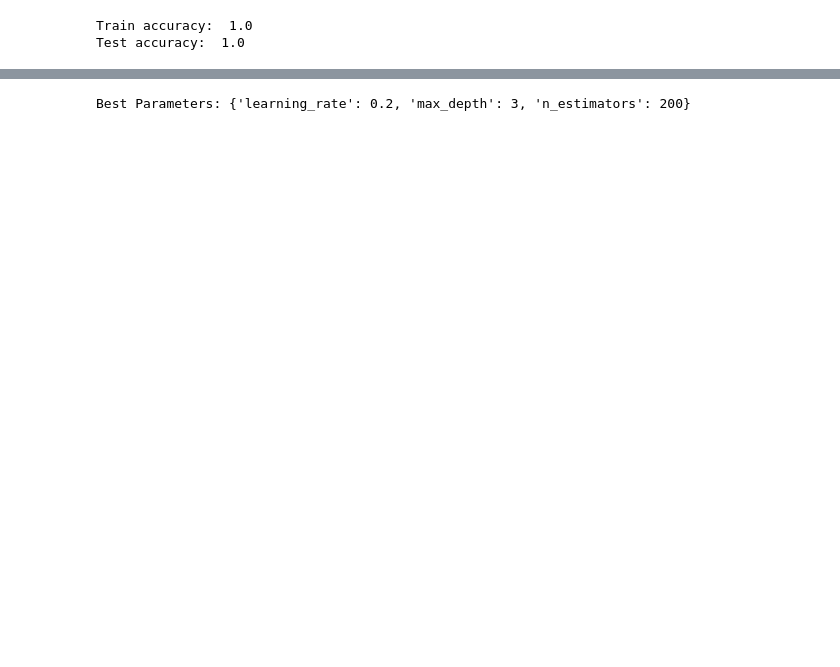
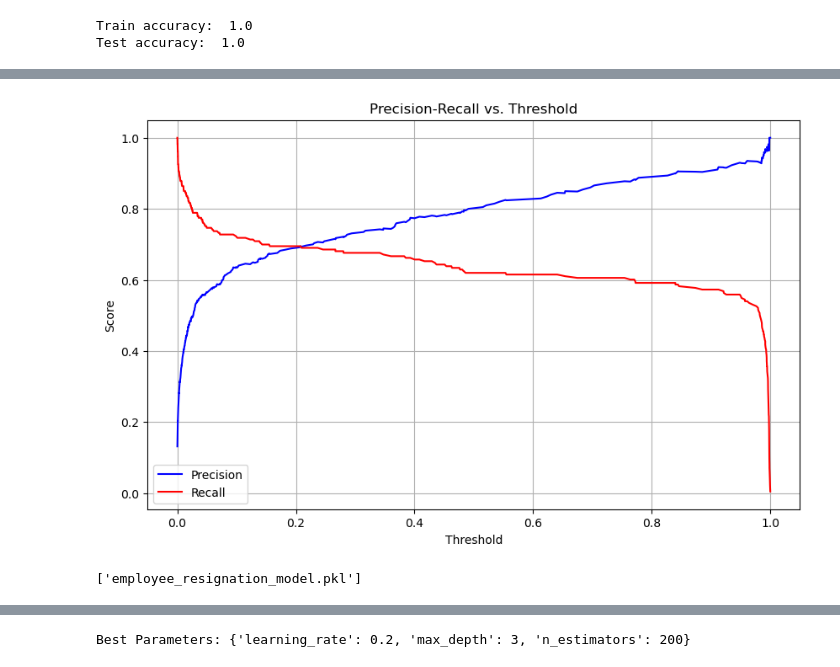
Before and after one commit to mmrnayan/HR-Analysis, a Jupyter notebook: dataset final/AP 2.ipynb, the cells around one changed output, grey strips where cells are left out. Cells and saved outputs as stored; diff of their text form; code cells hidden in the pictures; blank space fills up the shorter version.

```diff
--- a/dataset final/AP 2.ipynb
+++ b/dataset final/AP 2.ipynb
@@ -510,0 +522,31 @@ weighted avg       0.97      0.97      0.97       540
+# %%
+import numpy as np
+from sklearn.metrics import precision_recall_curve, roc_curve
+
+# Get prediction probabilities
+y_prob = gbc.predict_proba(X_test)[:, 1]
+
+# Analyze precision, recall, and thresholds
+precisions, recalls, thresholds = precision_recall_curve(y_test, y_prob)
+
+# Plot Precision-Recall Curve
+import matplotlib.pyplot as plt
+
+plt.figure(figsize=(10, 6))
+plt.plot(thresholds, precisions[:-1], label="Precision", color="blue")
+plt.plot(thresholds, recalls[:-1], label="Recall", color="red")
+plt.xlabel("Threshold")
+plt.ylabel("Score")
+plt.title("Precision-Recall vs. Threshold")
+plt.legend()
+plt.grid()
+plt.show()
+# %% [output]
+[figure, added]
+# %%
+import joblib
+
+# Save the trained model
+joblib.dump(gbc_weighted, 'employee_resignation_model.pkl')
+# %% [output]
+['employee_resignation_model.pkl']
```
Also changed, not shown: parts of 41 cells of this notebook, 22 other files.
